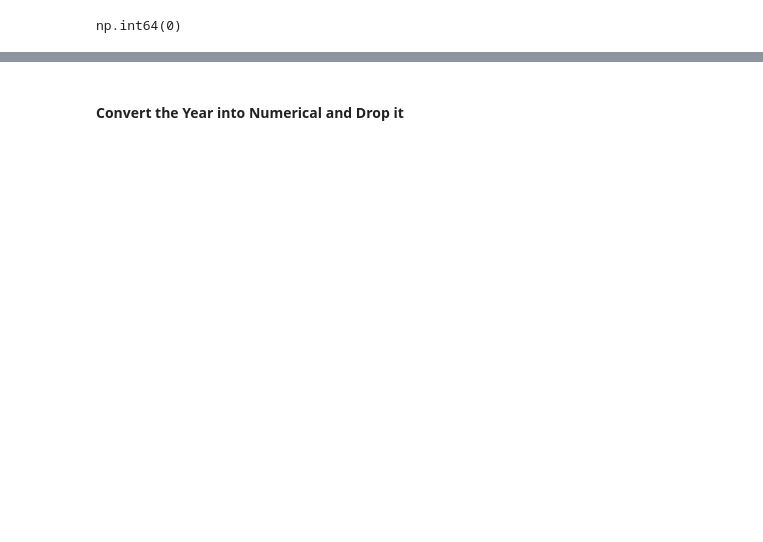
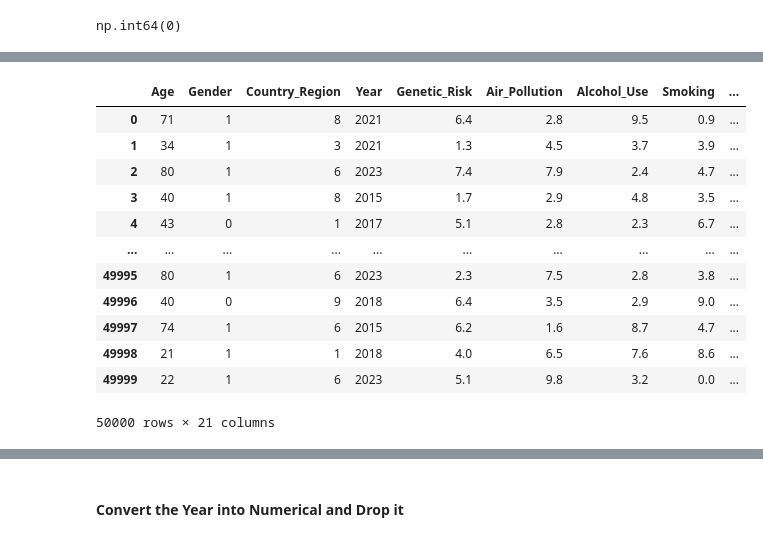
Before and after one commit to Moutaz-Code/CancerModelColab, a Jupyter notebook: Data_Mining_Project.ipynb, the cells around one changed output, grey strips where cells are left out. Cells and saved outputs as stored; diff of their text form; code cells hidden in the pictures; blank space fills up the shorter version.

```diff
--- a/Data_Mining_Project.ipynb
+++ b/Data_Mining_Project.ipynb
@@ -86,0 +117,16 @@ np.int64(0)
+# %%
+DATA
+# %% [output]
+|  | Age | Gender | Country_Region | Year | Genetic_Risk | Air_Pollution | Alcohol_Use | Smoking | ... |
+| 0 | 71 | 1 | 8 | 2021 | 6.4 | 2.8 | 9.5 | 0.9 | ... |
+| 1 | 34 | 1 | 3 | 2021 | 1.3 | 4.5 | 3.7 | 3.9 | ... |
+| 2 | 80 | 1 | 6 | 2023 | 7.4 | 7.9 | 2.4 | 4.7 | ... |
+| 3 | 40 | 1 | 8 | 2015 | 1.7 | 2.9 | 4.8 | 3.5 | ... |
+| 4 | 43 | 0 | 1 | 2017 | 5.1 | 2.8 | 2.3 | 6.7 | ... |
+| ... | ... | ... | ... | ... | ... | ... | ... | ... | ... |
+| 49995 | 80 | 1 | 6 | 2023 | 2.3 | 7.5 | 2.8 | 3.8 | ... |
+| 49996 | 40 | 0 | 9 | 2018 | 6.4 | 3.5 | 2.9 | 9.0 | ... |
+| 49997 | 74 | 1 | 6 | 2015 | 6.2 | 1.6 | 8.7 | 4.7 | ... |
+| 49998 | 21 | 1 | 1 | 2018 | 4.0 | 6.5 | 7.6 | 8.6 | ... |
+| 49999 | 22 | 1 | 6 | 2023 | 5.1 | 9.8 | 3.2 | 0.0 | ... |
+50000 rows × 21 columns
```
Also changed, not shown: parts of 21 cells of this notebook.
